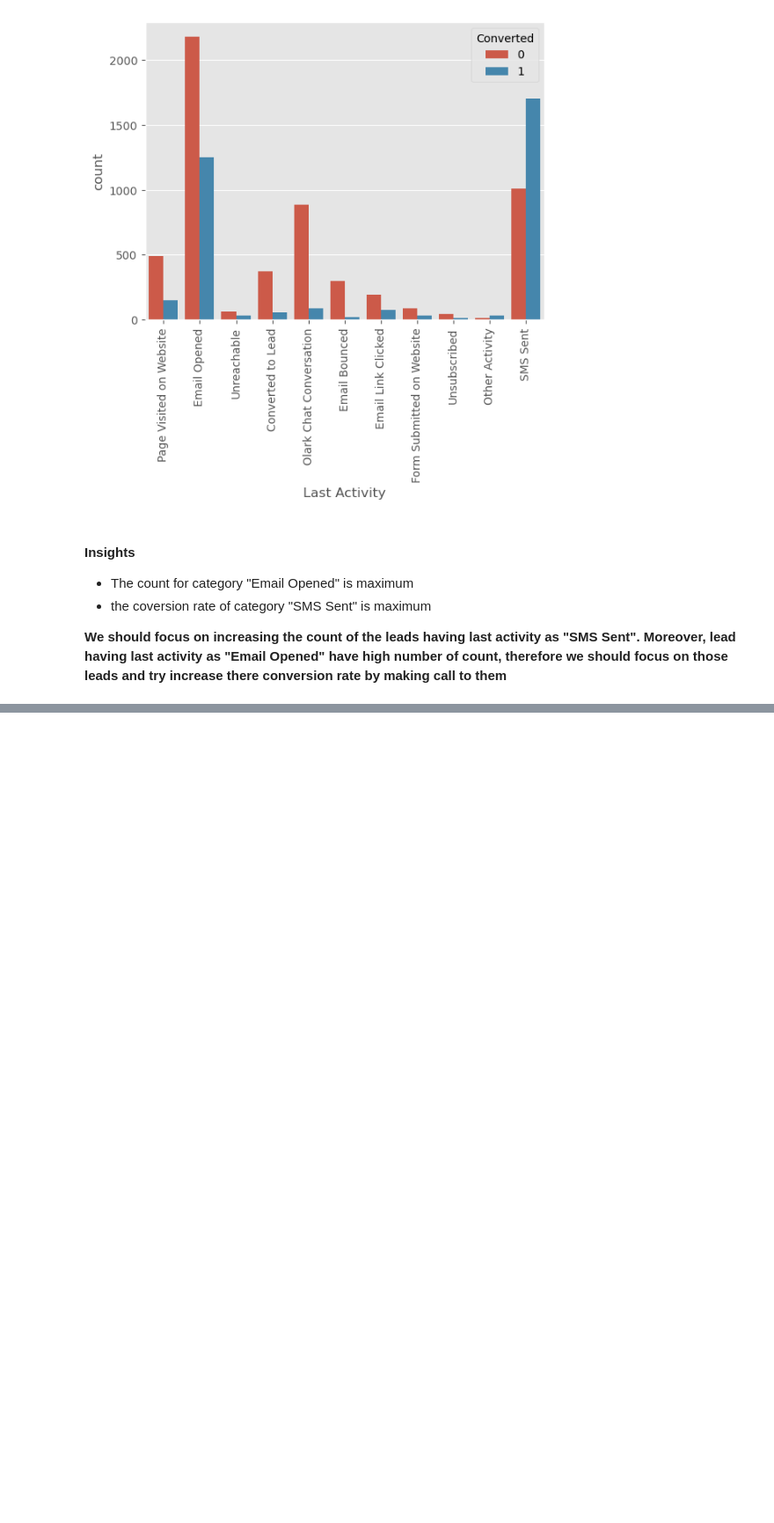
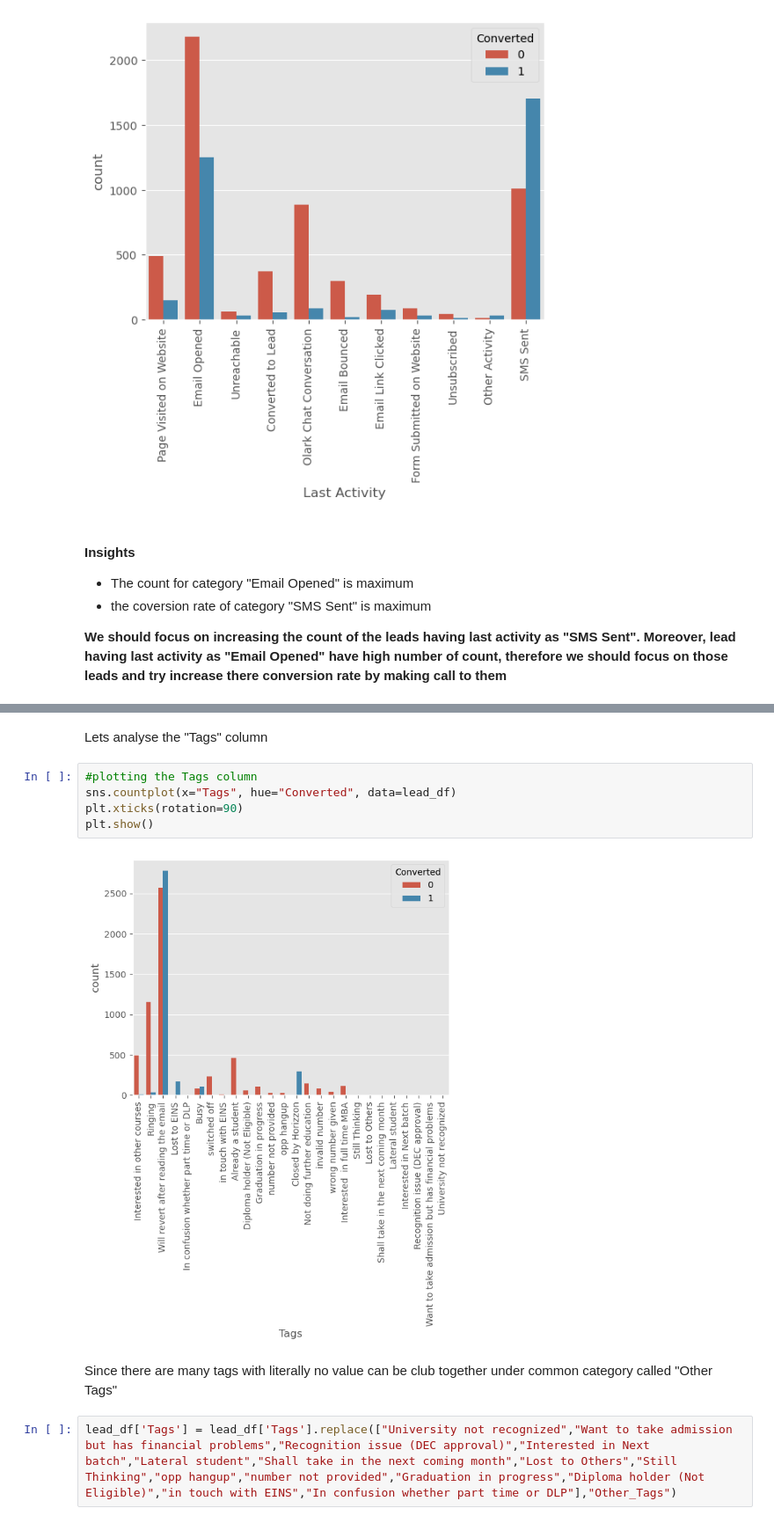
Before and after one commit to gursewak96/lead-scoring-case-study, a Jupyter notebook: Lead_Scoring_Case_Study.ipynb, the cells around one changed output, grey strips where cells are left out. Shown at 88% size. Cells and saved outputs as stored; diff of their text form; blank space fills up the shorter version.

```diff
--- a/Lead_Scoring_Case_Study.ipynb
+++ b/Lead_Scoring_Case_Study.ipynb
@@ -485,0 +543,13 @@ plt.show()
+# %% [markdown]
+Lets analyse the "Tags" column
+# %%
+#plotting the Tags column
+sns.countplot(x="Tags", hue="Converted", data=lead_df)
+plt.xticks(rotation=90)
+plt.show()
+# %% [output]
+[figure, added]
+# %% [markdown]
+Since there are many tags with literally no value can be club together under common category called "Other Tags"
+# %%
+lead_df['Tags'] = lead_df['Tags'].replace(["University not recognized","Want to take admission but has financial problems","Recognition issue (DEC approval)","Interested in Next batch","Lateral student","Shall take in the next coming month","Lost to Others","Still Thinking","opp hangup","number not provided","Graduation in progress","Diploma holder (Not Eligible)","in touch with EINS","In confusion whether part time or DLP"],"Other_Tags")
```
Also changed, not shown: parts of 82 cells of this notebook.
